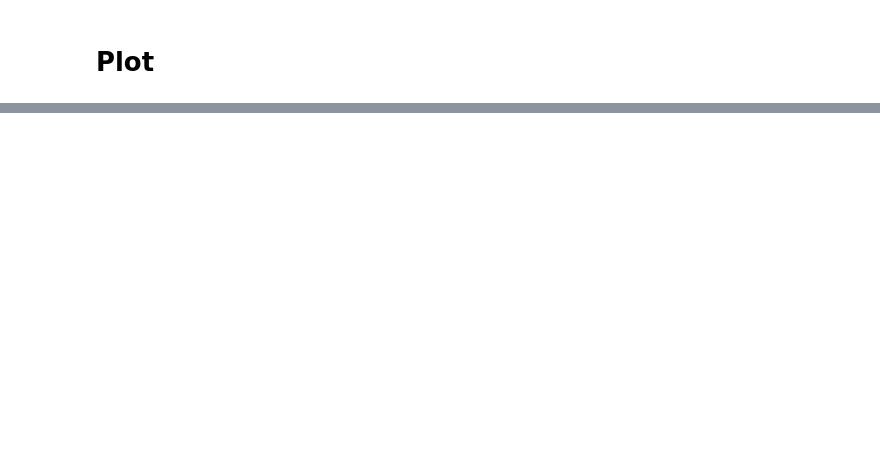
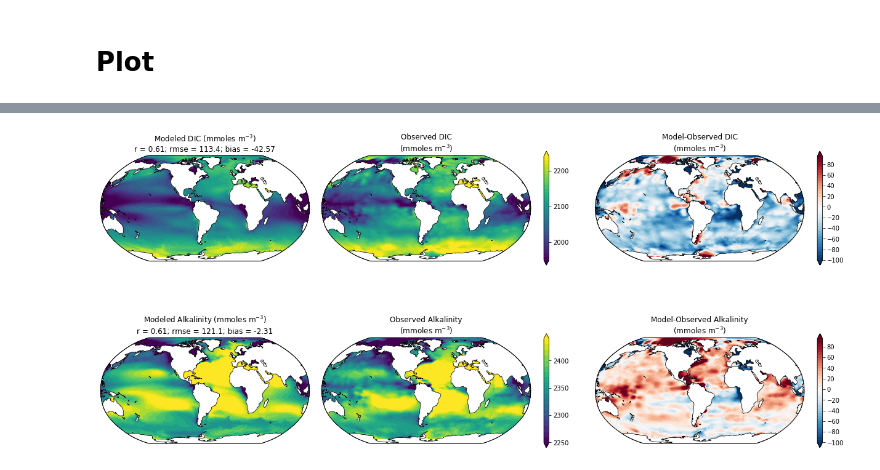
Before and after one commit to jessluo/COBALT_diagnostics, a Jupyter notebook: notebooks/Fig4_sfc_co2alk.ipynb, the cells around one changed output, grey strips where cells are left out. Cells and saved outputs as stored; diff of their text form; code cells hidden in the pictures; blank space fills up the shorter version.

```diff
--- a/notebooks/Fig4_sfc_co2alk.ipynb
+++ b/notebooks/Fig4_sfc_co2alk.ipynb
@@ -379,0 +394,85 @@ plt.savefig('../plots/'+fname+'.png', dpi=300, bbox_inches='tight')
+# %%
+fig=plt.figure(figsize=(22,10))
+gs=gridspec.GridSpec(2,3, wspace=0.05, width_ratios=[1,1.25,1.25])
+
+ax={};cs={}
+
+fs = 12 #fontsize
+
+###########################################################################
+# DIC                                                                     #
+###########################################################################
+
+cmin = 1950; cmax = 2250; cint = 10;
+levels=np.arange(cmin,cmax,cint)
+
+i=0
+ax[i]=plt.subplot(gs[0,0],projection=ccrs.Robinson(central_longitude=300.0))
+field1=ds_dic.dissic
+cs[i]=ax[i].contourf(grid.geolon.values, grid.geolat.values, field1, transform=ccrs.PlateCarree(), levels=levels, extend='both')
+ax[i].add_feature(cartopy.feature.LAND, zorder=1, facecolor='white', edgecolor='black', linewidth=0.75)
+#cbar=plt.colorbar(cs[i], ticks=[-50,0,50])
+ax[i].set_title('Modeled DIC (mmoles m$^{-3}$)\nr = ' + str(np.round(r_dic,2)) + \
+                 '; rmse = ' + str(np.round(rmse_dic,1)) + \
+                 '; bias = ' + str(np.round(bias_dic,2)), fontsize=fs)
+
+i=1
+ax[i]=plt.subplot(gs[0,1],projection=ccrs.Robinson(central_longitude=300.0))
+field2=dic_obs.TCO2_glodap
+cs[i]=ax[i].contourf(grid.geolon.values, grid.geolat.values, field2, transform=ccrs.PlateCarree(), levels=levels, extend='both')
+ax[i].add_feature(cartopy.feature.LAND, zorder=1, facecolor='white', edgecolor='black', linewidth=0.75)
+ax[i].set_title('Observed DIC\n(mmoles m$^{-3}$)', fontsize=fs)
+
+cbar=plt.colorbar(cs[i], ticks=[2000,2100,2200], shrink=0.75)
+
+
+i=1
+ax[i]=plt.subplot(gs[0,2],projection=ccrs.Robinson(central_longitude=300.0))
+field=field1-field2
+cs[i]=ax[i].contourf(grid.geolon.values, grid.geolat.values, field, transform=ccrs.PlateCarree(), levels=np.arange(-100,100,5), cmap='RdBu_r', extend='both')
+ax[i].add_feature(cartopy.feature.LAND, zorder=1, facecolor='white', edgecolor='black', linewidth=0.75)
+ax[i].set_title('Model-Observed DIC\n(mmoles m$^{-3}$)', fontsize=fs)
+
+cbar=plt.colorbar(cs[i], shrink=0.75)
+
+
+###########################################################################
+# Alkalinity                                                              #
+###########################################################################
+
+cmin = 2250; cmax = 2450; cint = 10
+levels=np.arange(cmin,cmax,cint)
+
+i=3
+ax[i]=plt.subplot(gs[1,0],projection=ccrs.Robinson(central_longitude=300.0))
+field1=ds_talk.talk
+cs[i]=ax[i].contourf(grid.geolon.values, grid.geolat.values, field1, transform=ccrs.PlateCarree(), levels=levels, extend='both')
+ax[i].add_feature(cartopy.feature.LAND, zorder=1, facecolor='white', edgecolor='black', linewidth=0.75)
+#cbar=plt.colorbar(cs[i], ticks=[-50,0,50])
+ax[i].set_title('Modeled Alkalinity (mmoles m$^{-3}$)\nr = ' + str(np.round(r_alk,2)) + \
+                 '; rmse = ' + str(np.round(rmse_alk,1)) + \
+                 '; bias = ' + str(np.round(bias_alk,2)), fontsize=fs)
+
+i=4
+ax[i]=plt.subplot(gs[1,1],projection=ccrs.Robinson(central_longitude=300.0))
+field2=alk_obs.TAlk_glodap
+cs[i]=ax[i].contourf(grid.geolon.values, grid.geolat.values, field2, transform=ccrs.PlateCarree(), levels=levels, extend='both')
+ax[i].add_feature(cartopy.feature.LAND, zorder=1, facecolor='white', edgecolor='black', linewidth=0.75)
+ax[i].set_title('Observed Alkalinity\n(mmoles m$^{-3}$)', fontsize=fs)
+
+cbar=plt.colorbar(cs[i], ticks=[2250,2300,2350,2400,2450], shrink=0.75)
+
+i=4
+ax[i]=plt.subplot(gs[1,2],projection=ccrs.Robinson(central_longitude=300.0))
+field=field1-field2
+cs[i]=ax[i].contourf(grid.geolon.values, grid.geolat.values, field, transform=ccrs.PlateCarree(), levels=np.arange(-100,100,5), cmap='RdBu_r', extend='both')
+ax[i].add_feature(cartopy.feature.LAND, zorder=1, facecolor='white', edgecolor='black', linewidth=0.75)
+ax[i].set_title('Model-Observed Alkalinity\n(mmoles m$^{-3}$)', fontsize=fs)
+
+cbar=plt.colorbar(cs[i], shrink=0.75)
+
+plt.tight_layout()
+fname = 'sfc_dicalk_diffs'
+plt.savefig('../plots/'+fname+'.png', dpi=300, bbox_inches='tight')
+# %% [output]
+[figure, added]
```
Also changed, not shown: parts of 10 cells of this notebook, 3 other files.
